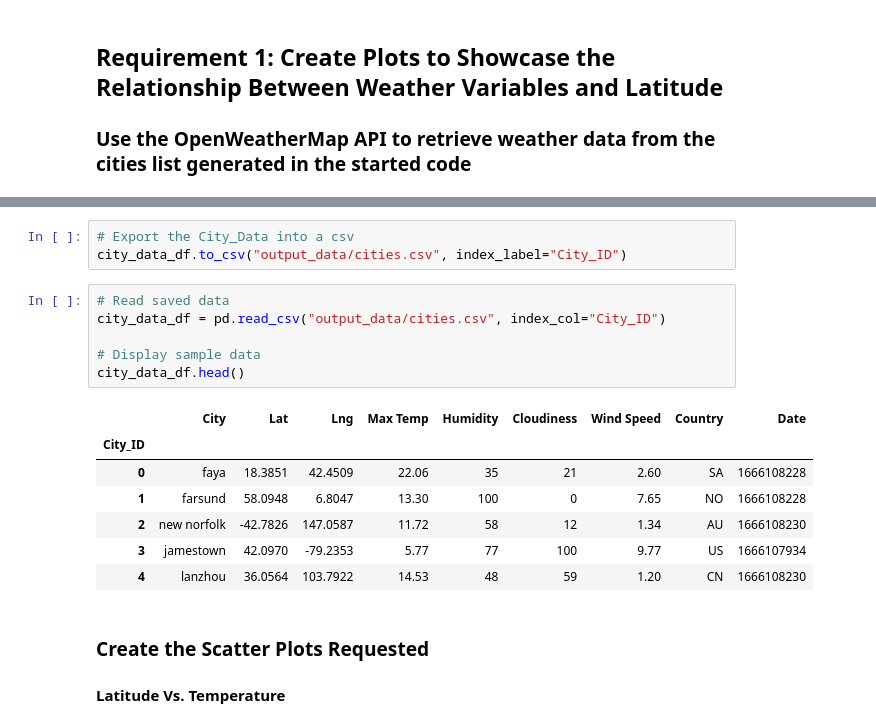
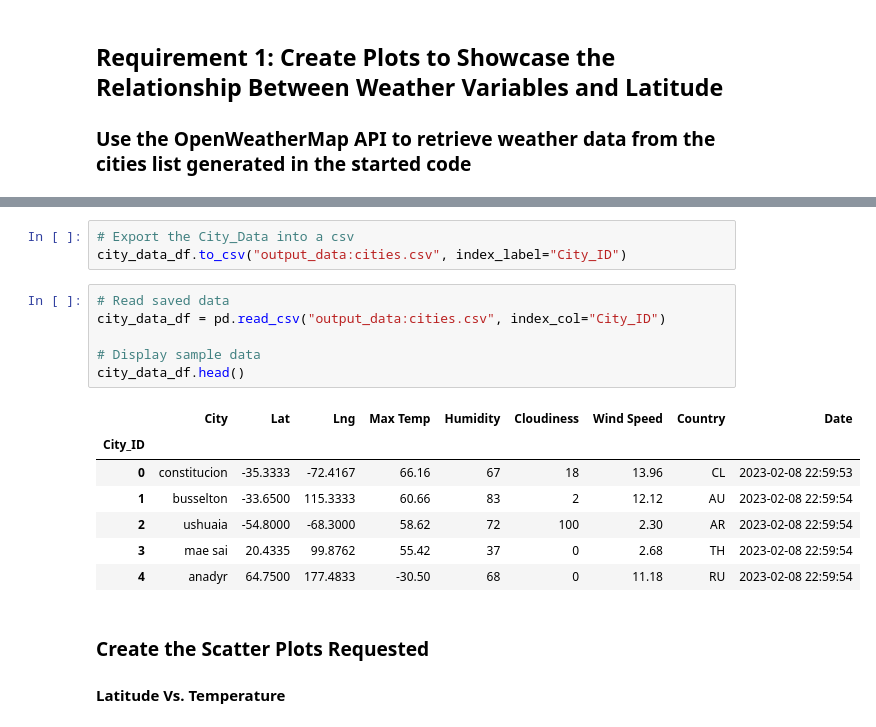
Before and after one commit to gbarn777/api_challenge, a Jupyter notebook: WeatherPy.ipynb, the cells around one changed output, grey strips where cells are left out. Drawn from its saved outputs; the diff is of its cells as text.

```diff
--- a/WeatherPy.ipynb
+++ b/WeatherPy.ipynb
@@ -150,20 +178,20 @@ city_data_df.head()
 # %%
 # Export the City_Data into a csv
-city_data_df.to_csv("output_data/cities.csv", index_label="City_ID")
+city_data_df.to_csv("output_data:cities.csv", index_label="City_ID")
 # %%
 # Read saved data
-city_data_df = pd.read_csv("output_data/cities.csv", index_col="City_ID")
+city_data_df = pd.read_csv("output_data:cities.csv", index_col="City_ID")
 
 # Display sample data
 city_data_df.head()
 # %% [output]
 |  | City | Lat | Lng | Max Temp | Humidity | Cloudiness | Wind Speed | Country | Date |
 | City_ID |  |  |  |  |  |  |  |  |  |
-| 0 | faya | 18.3851 | 42.4509 | 22.06 | 35 | 21 | 2.60 | SA | 1666108228 |
-| 1 | farsund | 58.0948 | 6.8047 | 13.30 | 100 | 0 | 7.65 | NO | 1666108228 |
-| 2 | new norfolk | -42.7826 | 147.0587 | 11.72 | 58 | 12 | 1.34 | AU | 1666108230 |
-| 3 | jamestown | 42.0970 | -79.2353 | 5.77 | 77 | 100 | 9.77 | US | 1666107934 |
-| 4 | lanzhou | 36.0564 | 103.7922 | 14.53 | 48 | 59 | 1.20 | CN | 1666108230 |
+| 0 | constitucion | -35.3333 | -72.4167 | 66.16 | 67 | 18 | 13.96 | CL | 2023-02-08 22:59:53 |
+| 1 | busselton | -33.6500 | 115.3333 | 60.66 | 83 | 2 | 12.12 | AU | 2023-02-08 22:59:54 |
+| 2 | ushuaia | -54.8000 | -68.3000 | 58.62 | 72 | 100 | 2.30 | AR | 2023-02-08 22:59:54 |
+| 3 | mae sai | 20.4335 | 99.8762 | 55.42 | 37 | 0 | 2.68 | TH | 2023-02-08 22:59:54 |
+| 4 | anadyr | 64.7500 | 177.4833 | -30.50 | 68 | 0 | 11.18 | RU | 2023-02-08 22:59:54 |
 # %% [markdown]
 ### Create the Scatter Plots Requested
 
```
Also changed, not shown: parts of 15 cells of this notebook, 2 other files.
